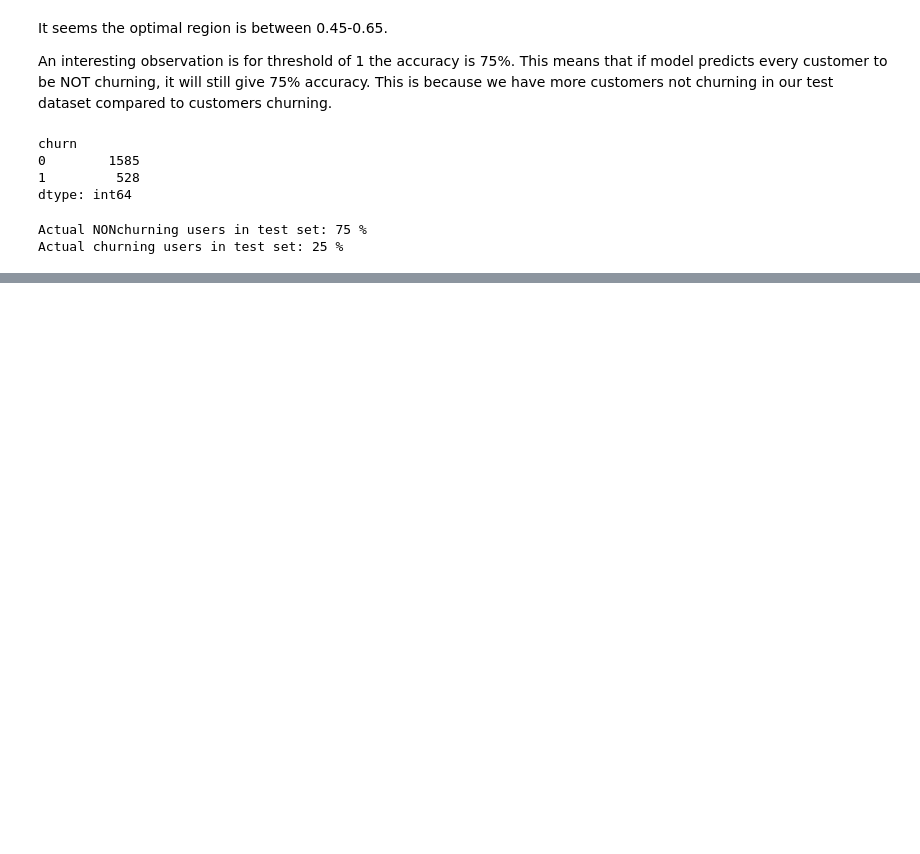
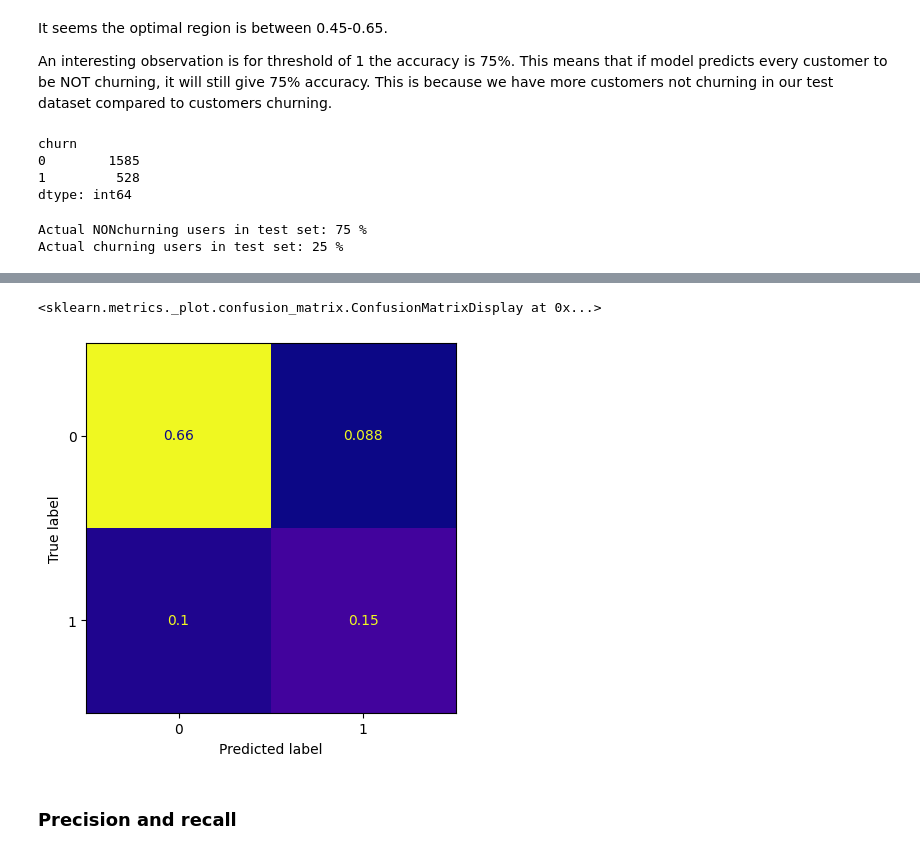
Before and after one commit to hasmasood/Customer-Churn, a Jupyter notebook: Step3-MLDev.ipynb, the cells around one changed output, grey strips where cells are left out. Drawn from its saved outputs; the diff is of its cells as text; code cells hidden in the pictures; blank space fills up the shorter version.

```diff
--- a/Step3-MLDev.ipynb
+++ b/Step3-MLDev.ipynb
@@ -435,0 +468,10 @@ pickle.dump(scaler, open('scaling.pkl','wb'))
+# %%
+#Plotting fraction
+cm_frac = cm/cm.sum()
+disp = ConfusionMatrixDisplay(confusion_matrix=cm_frac)
+disp.plot(cmap='plasma', colorbar=False)
+# %% [output]
+<sklearn.metrics._plot.confusion_matrix.ConfusionMatrixDisplay at 0x...>
+[figure, added]
+# %% [markdown]
+### Precision and recall
```
Also changed, not shown: parts of 52 cells of this notebook, 2 other files.
